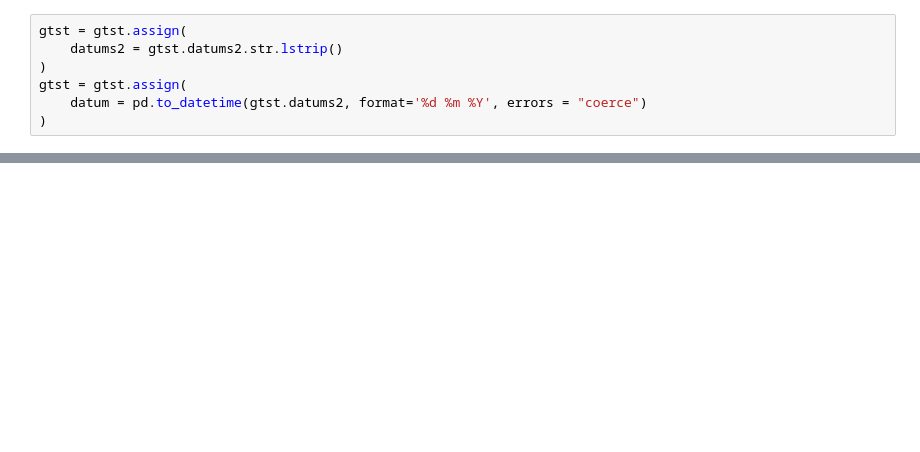
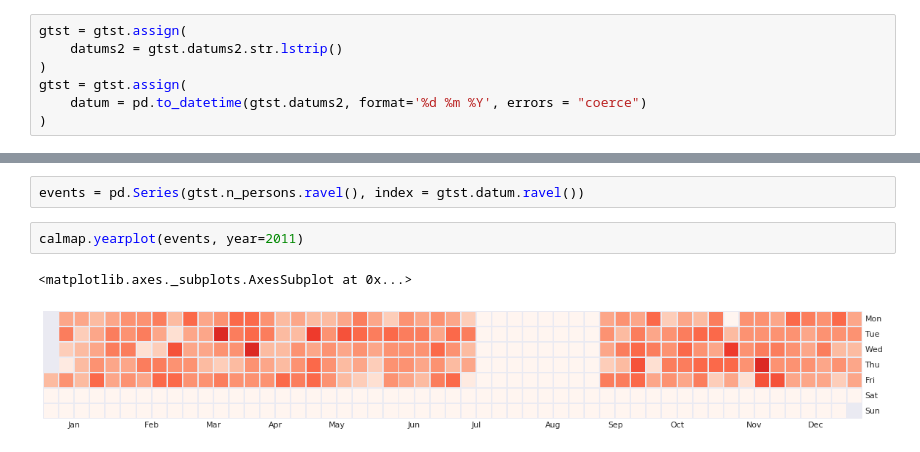
Before and after one commit to longhowlam/python_hobby_stuff, a Jupyter notebook: GTST.ipynb, the cells around one changed output, grey strips where cells are left out. Saved outputs shown, nothing was run; the diff lists cells and outputs as text; blank space fills up the shorter version.

```diff
--- a/GTST.ipynb
+++ b/GTST.ipynb
@@ -51,0 +87,7 @@ gtst
+# %%
+events = pd.Series(gtst.n_persons.ravel(), index = gtst.datum.ravel())
+# %%
+calmap.yearplot(events, year=2011)
+# %% [output]
+<matplotlib.axes._subplots.AxesSubplot at 0x...>
+[figure, added]
```
Also changed, not shown: parts of 14 cells of this notebook.
